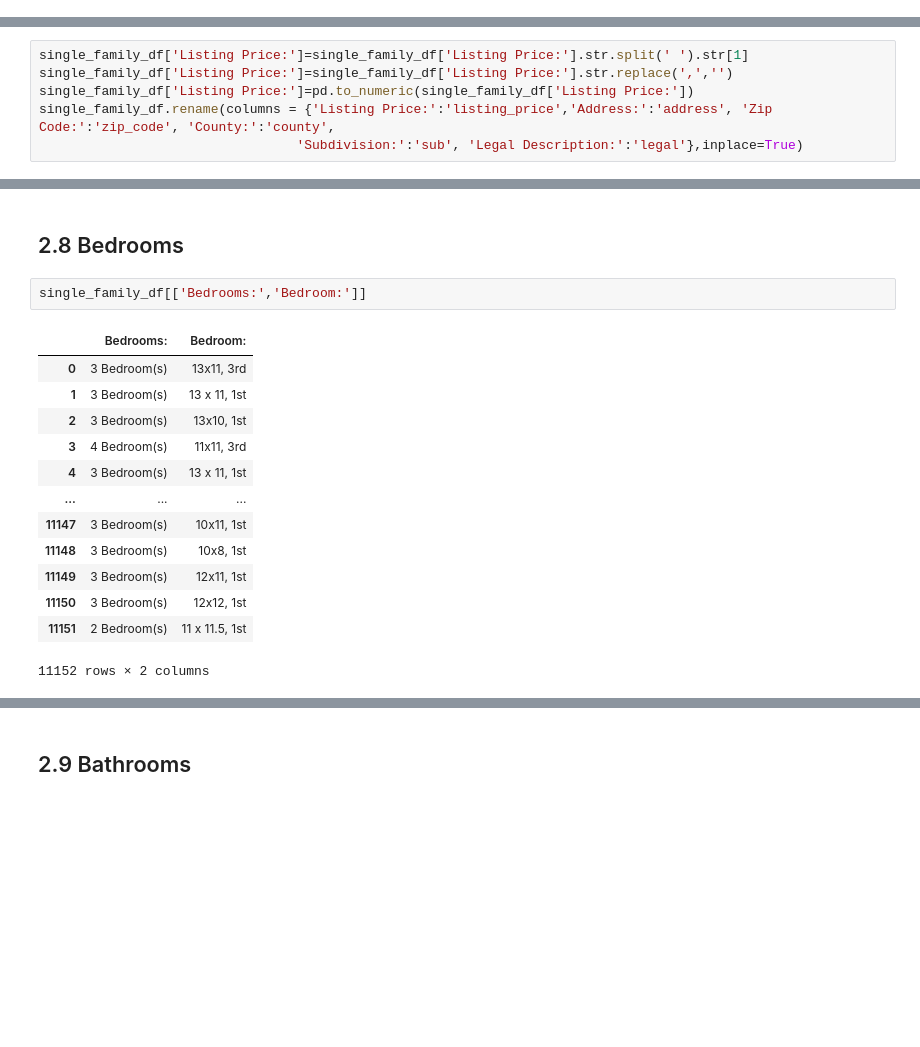
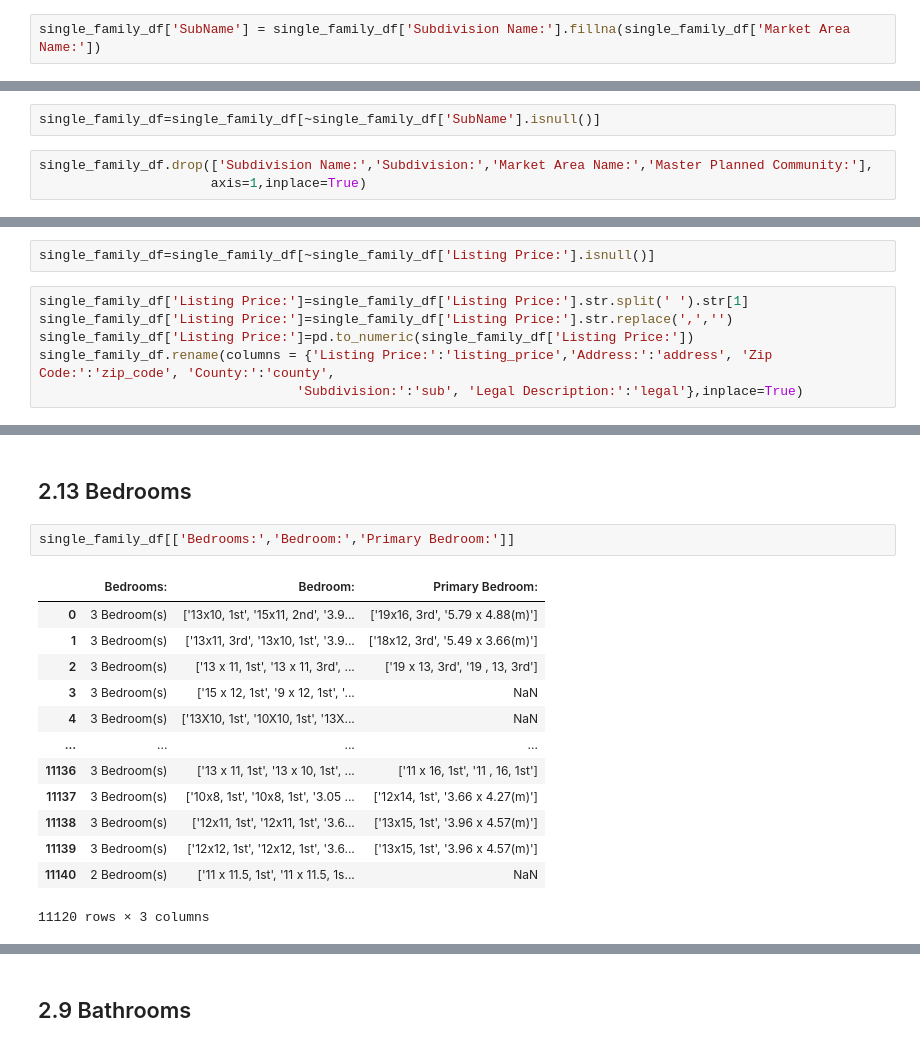
Before and after one commit to AllenAnsari/Springboard-Capstones, a Jupyter notebook: Prediction House Price Using Image Processing/Data Wrangling.ipynb, the cells around one changed output, grey strips where cells are left out. Drawn from its saved outputs; the diff is of its cells as text; blank space fills up the shorter version.

```diff
--- a/Prediction House Price Using Image Processing/Data Wrangling.ipynb
+++ b/Prediction House Price Using Image Processing/Data Wrangling.ipynb
@@ -583,0 +634,2 @@ print( single_family_df['Subdivision:'].unique())
+# %%
+single_family_df['SubName'] = single_family_df['Subdivision Name:'].fillna(single_family_df['Market Area Name:'])
@@ -583,0 +662,5 @@ print( single_family_df['Subdivision:'].unique())
+# %%
+single_family_df=single_family_df[~single_family_df['SubName'].isnull()]
+# %%
+single_family_df.drop(['Subdivision Name:','Subdivision:','Market Area Name:','Master Planned Community:'],
+                      axis=1,inplace=True)
@@ -630,3 +740,5 @@ single_family_df['Listing Price:'].isna().sum()
+# %%
+single_family_df=single_family_df[~single_family_df['Listing Price:'].isnull()]
 # %%
 single_family_df['Listing Price:']=single_family_df['Listing Price:'].str.split(' ').str[1]
 single_family_df['Listing Price:']=single_family_df['Listing Price:'].str.replace(',','')
@@ -646,20 +758,20 @@ min      1.000000e+00
 max      1.450000e+07
 Name: listing_price, dtype: float64
 # %% [markdown]
-## 2.8 Bedrooms<a id='2.8_Bedrooms'></a>
+## 2.13 Bedrooms<a id='2.8_Bedrooms'></a>
 # %%
-single_family_df[['Bedrooms:','Bedroom:']]
+single_family_df[['Bedrooms:','Bedroom:','Primary Bedroom:']]
 # %% [output]
-|  | Bedrooms: | Bedroom: |
-| 0 | 3 Bedroom(s) | 13x11, 3rd |
-| 1 | 3 Bedroom(s) | 13 x 11, 1st |
-| 2 | 3 Bedroom(s) | 13x10, 1st |
-| 3 | 4 Bedroom(s) | 11x11, 3rd |
-| 4 | 3 Bedroom(s) | 13 x 11, 1st |
-| ... | ... | ... |
-| 11147 | 3 Bedroom(s) | 10x11, 1st |
-| 11148 | 3 Bedroom(s) | 10x8, 1st |
-| 11149 | 3 Bedroom(s) | 12x11, 1st |
-| 11150 | 3 Bedroom(s) | 12x12, 1st |
-| 11151 | 2 Bedroom(s) | 11 x 11.5, 1st |
+|  | Bedrooms: | Bedroom: | Primary Bedroom: |
+| 0 | 3 Bedroom(s) | ['13x10, 1st', '15x11, 2nd', '3.9... | ['19x16, 3rd', '5.79 x 4.88(m)'] |
+| 1 | 3 Bedroom(s) | ['13x11, 3rd', '13x10, 1st', '3.9... | ['18x12, 3rd', '5.49 x 3.66(m)'] |
+| 2 | 3 Bedroom(s) | ['13 x 11, 1st', '13 x 11, 3rd', ... | ['19 x 13, 3rd', '19 , 13, 3rd'] |
+| 3 | 3 Bedroom(s) | ['15 x 12, 1st', '9 x 12, 1st', '... | NaN |
+| 4 | 3 Bedroom(s) | ['13X10, 1st', '10X10, 1st', '13X... | NaN |
+| ... | ... | ... | ... |
+| 11136 | 3 Bedroom(s) | ['13 x 11, 1st', '13 x 10, 1st', ... | ['11 x 16, 1st', '11 , 16, 1st'] |
+| 11137 | 3 Bedroom(s) | ['10x8, 1st', '10x8, 1st', '3.05 ... | ['12x14, 1st', '3.66 x 4.27(m)'] |
+| 11138 | 3 Bedroom(s) | ['12x11, 1st', '12x11, 1st', '3.6... | ['13x15, 1st', '3.96 x 4.57(m)'] |
+| 11139 | 3 Bedroom(s) | ['12x12, 1st', '12x12, 1st', '3.6... | ['13x15, 1st', '3.96 x 4.57(m)'] |
+| 11140 | 2 Bedroom(s) | ['11 x 11.5, 1st', '11 x 11.5, 1s... | NaN |
-11152 rows × 2 columns
+11120 rows × 3 columns
```
Also changed, not shown: parts of 72 cells of this notebook, 1 other file.
